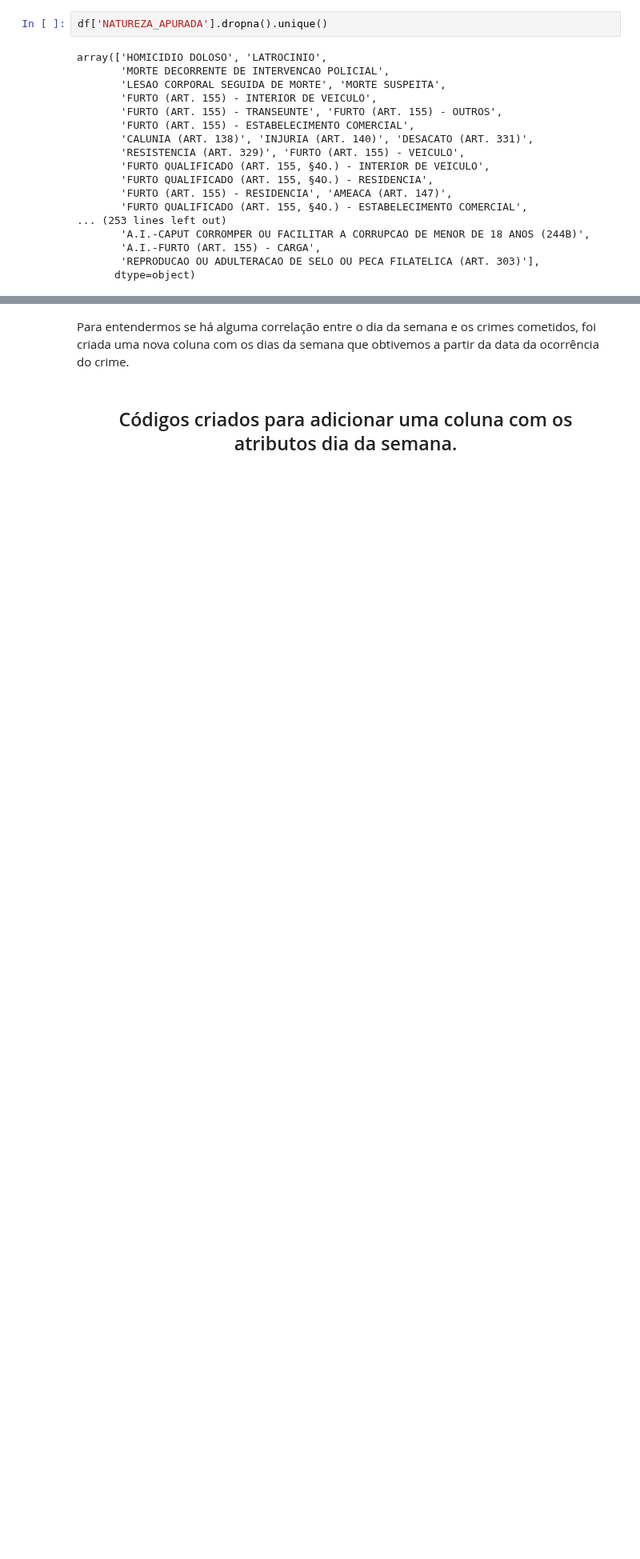
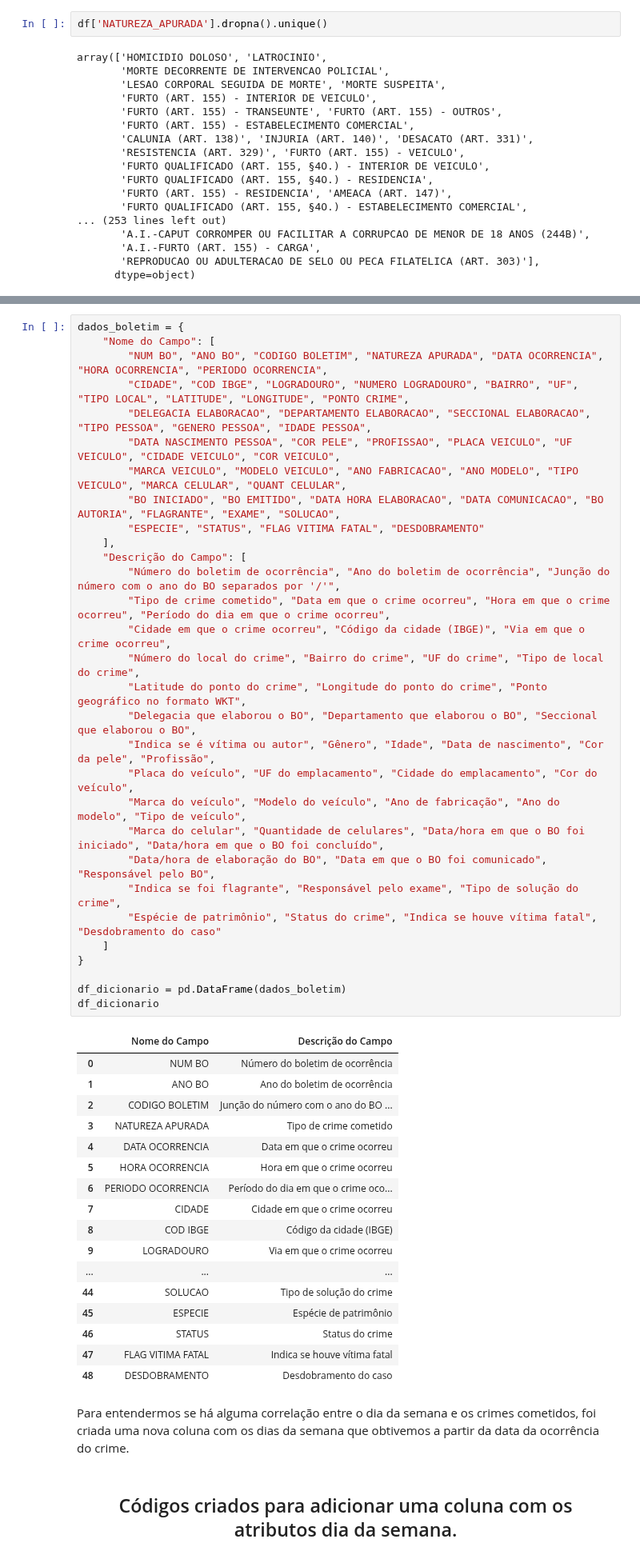
Before and after one commit to Matheuskpds/Ciencia-de-Dados-Projeto-TP, a Jupyter notebook: main.ipynb, the cells around one changed output, grey strips where cells are left out. Shown at 80% size. Cells and saved outputs as stored; diff of their text form; blank space fills up the shorter version.

Commit message:
#10: adição do dicionário dos campos (df_dicionario)

```diff
--- a/main.ipynb
+++ b/main.ipynb
@@ -79,3 +81,51 @@ array(['HOMICIDIO DOLOSO', 'LATROCINIO',
+# %%
+dados_boletim = {
+    "Nome do Campo": [
+        "NUM BO", "ANO BO", "CODIGO BOLETIM", "NATUREZA APURADA", "DATA OCORRENCIA", "HORA OCORRENCIA", "PERIODO OCORRENCIA",
+        "CIDADE", "COD IBGE", "LOGRADOURO", "NUMERO LOGRADOURO", "BAIRRO", "UF", "TIPO LOCAL", "LATITUDE", "LONGITUDE", "PONTO CRIME",
+        "DELEGACIA ELABORACAO", "DEPARTAMENTO ELABORACAO", "SECCIONAL ELABORACAO", "TIPO PESSOA", "GENERO PESSOA", "IDADE PESSOA",
+        "DATA NASCIMENTO PESSOA", "COR PELE", "PROFISSAO", "PLACA VEICULO", "UF VEICULO", "CIDADE VEICULO", "COR VEICULO",
+        "MARCA VEICULO", "MODELO VEICULO", "ANO FABRICACAO", "ANO MODELO", "TIPO VEICULO", "MARCA CELULAR", "QUANT CELULAR",
+        "BO INICIADO", "BO EMITIDO", "DATA HORA ELABORACAO", "DATA COMUNICACAO", "BO AUTORIA", "FLAGRANTE", "EXAME", "SOLUCAO",
+        "ESPECIE", "STATUS", "FLAG VITIMA FATAL", "DESDOBRAMENTO"
+    ],
+    "Descrição do Campo": [
+        "Número do boletim de ocorrência", "Ano do boletim de ocorrência", "Junção do número com o ano do BO separados por '/'",
+        "Tipo de crime cometido", "Data em que o crime ocorreu", "Hora em que o crime ocorreu", "Período do dia em que o crime ocorreu",
+        "Cidade em que o crime ocorreu", "Código da cidade (IBGE)", "Via em que o crime ocorreu",
+        "Número do local do crime", "Bairro do crime", "UF do crime", "Tipo de local do crime",
+        "Latitude do ponto do crime", "Longitude do ponto do crime", "Ponto geográfico no formato WKT",
+        "Delegacia que elaborou o BO", "Departamento que elaborou o BO", "Seccional que elaborou o BO",
+        "Indica se é vítima ou autor", "Gênero", "Idade", "Data de nascimento", "Cor da pele", "Profissão",
+        "Placa do veículo", "UF do emplacamento", "Cidade do emplacamento", "Cor do veículo",
+        "Marca do veículo", "Modelo do veículo", "Ano de fabricação", "Ano do modelo", "Tipo de veículo",
+        "Marca do celular", "Quantidade de celulares", "Data/hora em que o BO foi iniciado", "Data/hora em que o BO foi concluído",
+        "Data/hora de elaboração do BO", "Data em que o BO foi comunicado", "Responsável pelo BO",
+        "Indica se foi flagrante", "Responsável pelo exame", "Tipo de solução do crime",
+        "Espécie de patrimônio", "Status do crime", "Indica se houve vítima fatal", "Desdobramento do caso"
+    ]
+}
+
+df_dicionario = pd.DataFrame(dados_boletim)
+df_dicionario
+# %% [output]
+|  | Nome do Campo | Descrição do Campo |
+| 0 | NUM BO | Número do boletim de ocorrência |
+| 1 | ANO BO | Ano do boletim de ocorrência |
+| 2 | CODIGO BOLETIM | Junção do número com o ano do BO ... |
+| 3 | NATUREZA APURADA | Tipo de crime cometido |
+| 4 | DATA OCORRENCIA | Data em que o crime ocorreu |
+| 5 | HORA OCORRENCIA | Hora em que o crime ocorreu |
+| 6 | PERIODO OCORRENCIA | Período do dia em que o crime oco... |
+| 7 | CIDADE | Cidade em que o crime ocorreu |
+| 8 | COD IBGE | Código da cidade (IBGE) |
+| 9 | LOGRADOURO | Via em que o crime ocorreu |
+| ... | ... | ... |
+| 44 | SOLUCAO | Tipo de solução do crime |
+| 45 | ESPECIE | Espécie de patrimônio |
+| 46 | STATUS | Status do crime |
+| 47 | FLAG VITIMA FATAL | Indica se houve vítima fatal |
+| 48 | DESDOBRAMENTO | Desdobramento do caso |
 # %% [markdown]
 Para entendermos se há alguma correlação entre o dia da semana e os crimes cometidos, foi criada uma nova coluna com os dias da semana que obtivemos a partir da data da ocorrência do crime.
 # %% [markdown]
```
Also changed, not shown: parts of 1 cell of this notebook.
